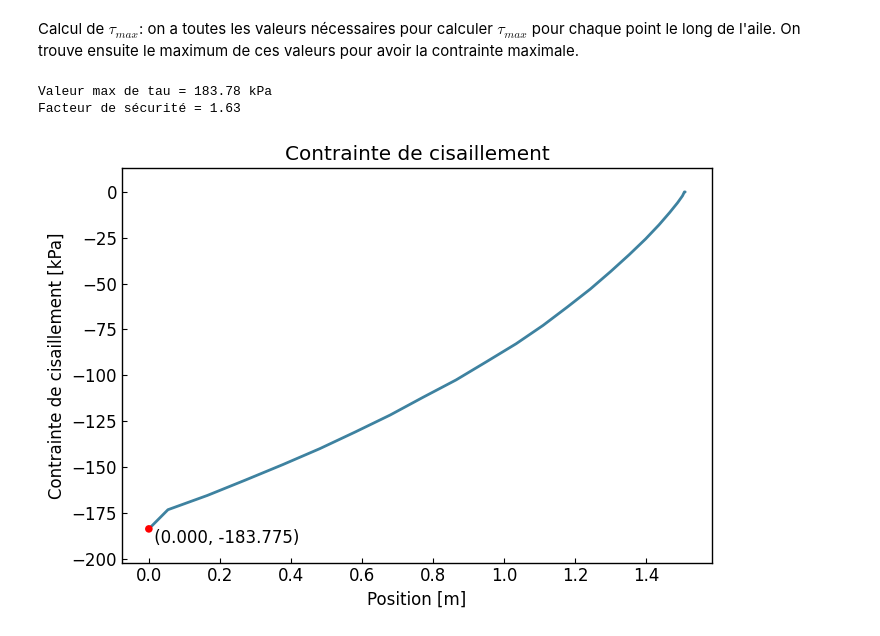
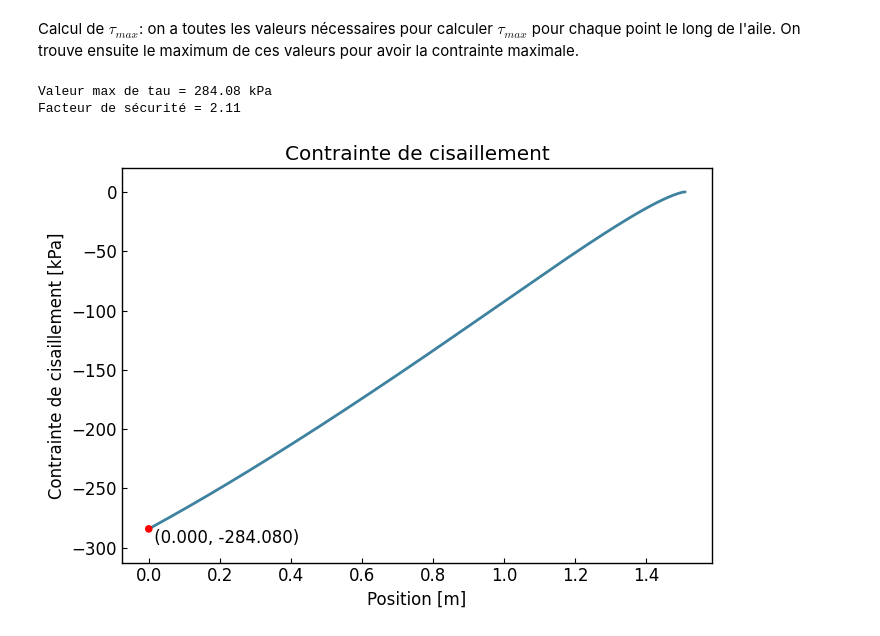
Before and after one commit to Oddball777/etude_cas_rdm, a Jupyter notebook: etude_cas_rdm/main.ipynb, the cells around one changed output. Saved outputs shown, nothing was run; the diff lists cells and outputs as text; code cells hidden in the pictures.

```diff
--- a/etude_cas_rdm/main.ipynb
+++ b/etude_cas_rdm/main.ipynb
@@ -71,6 +70,12 @@ positions_aile = chargement_data['Position'].values
 chargements_aile = chargement_data['Chargement'].values
 positions_aile = np.array(positions_aile)
 chargements_aile = np.array(chargements_aile) * facteur_de_charge
+
+# Interpoler les données de chargement (pour avoir espacement régulier)
+new_x = np.linspace(min(positions_aile), max(positions_aile), 1000)
+new_y = np.interp(new_x, positions_aile, chargements_aile)
+positions_aile = new_x
+chargements_aile = new_y
 
 # Créer les courbes de w, v et m
 curve_w = gl.Curve(positions_aile, chargements_aile, label="W")
@@ -163,7 +168,7 @@ class CoeurAile(BaseAile):
     """
     @property
     def E(self):
-        return 16e6
+        return 26e6
 
     @property
     def poisson(self):
@@ -171,15 +176,15 @@ class CoeurAile(BaseAile):
 
     @property
     def c_rupture_traction(self):
-        return 300e3
+        return 500e3
 
     @property
     def limite_elasticite_compression(self):
-        return 46e3
+        return 290e3
 
     @property
     def c_rupture_cisaillement_dans_plan(self):
-        return 300e3
+        return 600e3
 
     def I_x(self, position_l: Annotated[float, Field(ge=0, le=1.51)]):
         return 9.8490e-5 * self.c(position_l) ** 4
@@ -399,29 +404,29 @@ Calcul de $\tau_{max}$: on a toutes les valeurs nécessaires pour calculer $\tau
 # %%
 curve_tau = curve_q * curve_v / (curve_t * curve_I_x * 1e3)  # en kPa
 
 # Calcul du maximum de tau absolu et du facteur de sécurité
 point_max_tau = curve_tau.create_point_at_x(0)
 point_max_tau.add_coordinates()
 point_max_tau.color = 'red'
 point_max_tau.v_align = 'top'
-max_tau = -point_max_tau.y
+max_tau = abs(point_max_tau.y)
 
 
 facteur_securite_tau = coeur_aile.c_rupture_cisaillement_dans_plan * 1e-3 / max_tau
 print(f"Valeur max de tau = {max_tau:.2f} kPa")
 print(f"Facteur de sécurité = {facteur_securite_tau:.2f}")
 
 # Graphique
 fig = gl.Figure(size=(7, 5),
                 x_label='Position [m]',
                 y_label='Contrainte de cisaillement [kPa]',
                 title='Contrainte de cisaillement',
                 y_lim=(-1.1 * max_tau, 0.07 * max_tau),
 )
 fig.add_elements(curve_tau, point_max_tau)
 plt.close()
 fig.show()
 # %% [output]
-Valeur max de tau = 183.78 kPa
-Facteur de sécurité = 1.63
+Valeur max de tau = 284.08 kPa
+Facteur de sécurité = 2.11
-[figure, old version]
+[figure, new version]
```
Also changed, not shown: parts of 3 cells of this notebook.
